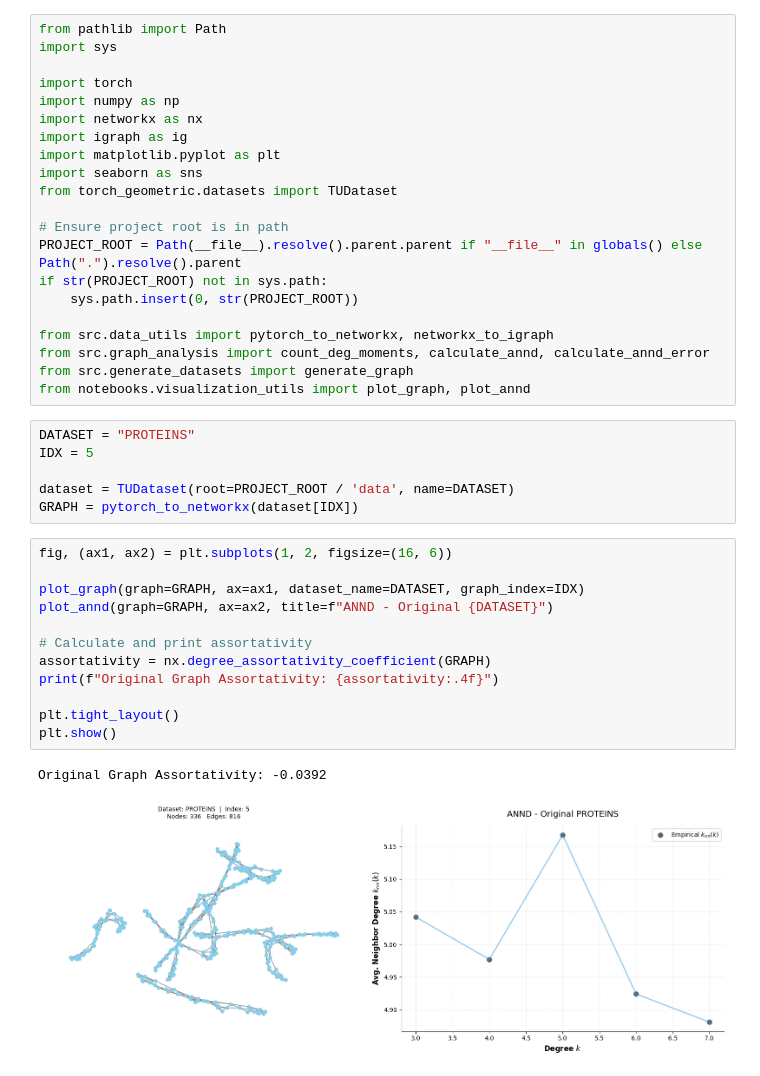
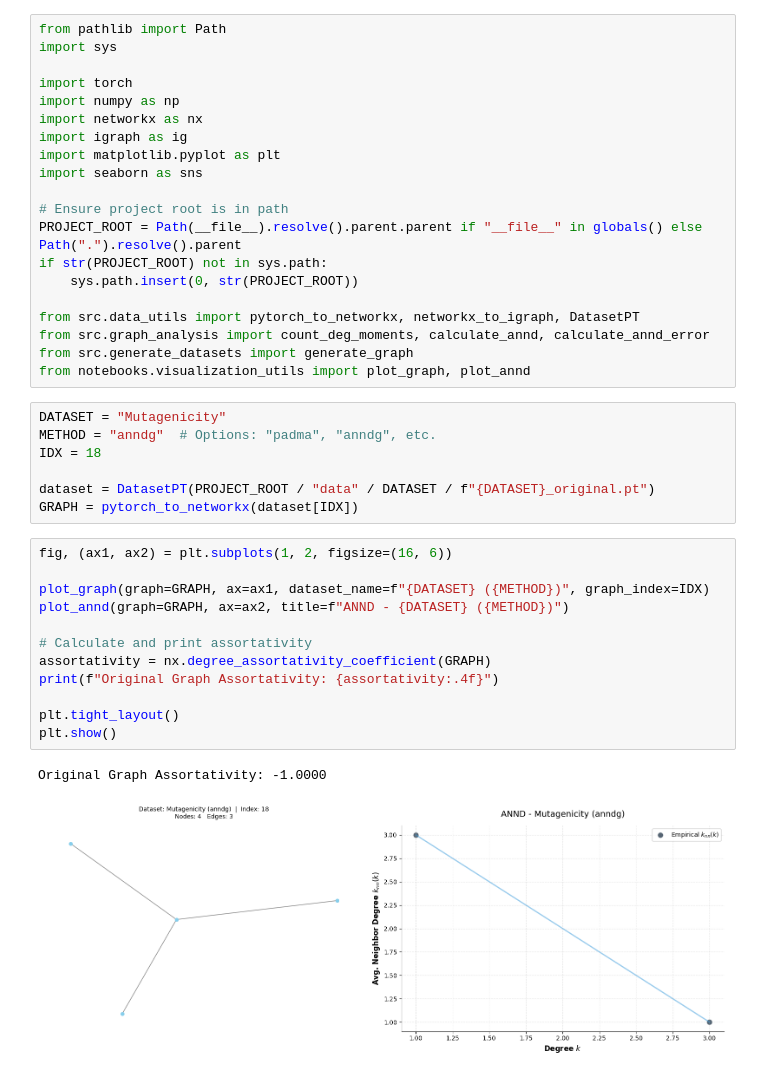
Before and after one commit to Andre1372/syn_bench_gnn, a Jupyter notebook: notebooks/assortativity.ipynb, the cells around one changed output. Cells and saved outputs as stored; diff of their text form.

```diff
--- a/notebooks/assortativity.ipynb
+++ b/notebooks/assortativity.ipynb
@@ -8,38 +8,38 @@ import networkx as nx
 import igraph as ig
 import matplotlib.pyplot as plt
 import seaborn as sns
-from torch_geometric.datasets import TUDataset
 
 # Ensure project root is in path
 PROJECT_ROOT = Path(__file__).resolve().parent.parent if "__file__" in globals() else Path(".").resolve().parent
 if str(PROJECT_ROOT) not in sys.path:
     sys.path.insert(0, str(PROJECT_ROOT))
 
-from src.data_utils import pytorch_to_networkx, networkx_to_igraph
+from src.data_utils import pytorch_to_networkx, networkx_to_igraph, DatasetPT
 from src.graph_analysis import count_deg_moments, calculate_annd, calculate_annd_error
 from src.generate_datasets import generate_graph
 from notebooks.visualization_utils import plot_graph, plot_annd
 # %%
-DATASET = "PROTEINS"
-IDX = 5
+DATASET = "Mutagenicity"
+METHOD = "anndg"  # Options: "padma", "anndg", etc.
+IDX = 18
 
-dataset = TUDataset(root=PROJECT_ROOT / 'data', name=DATASET)
+dataset = DatasetPT(PROJECT_ROOT / "data" / DATASET / f"{DATASET}_original.pt")
 GRAPH = pytorch_to_networkx(dataset[IDX])
 # %%
 fig, (ax1, ax2) = plt.subplots(1, 2, figsize=(16, 6))
 
-plot_graph(graph=GRAPH, ax=ax1, dataset_name=DATASET, graph_index=IDX)
-plot_annd(graph=GRAPH, ax=ax2, title=f"ANND - Original {DATASET}")
+plot_graph(graph=GRAPH, ax=ax1, dataset_name=f"{DATASET} ({METHOD})", graph_index=IDX)
+plot_annd(graph=GRAPH, ax=ax2, title=f"ANND - {DATASET} ({METHOD})")
 
 # Calculate and print assortativity
 assortativity = nx.degree_assortativity_coefficient(GRAPH)
 print(f"Original Graph Assortativity: {assortativity:.4f}")
 
 plt.tight_layout()
 plt.show()
 # %% [output]
-Original Graph Assortativity: -0.0392
+Original Graph Assortativity: -1.0000
-[figure, old version]
+[figure, new version]
 # %%
 # Prepare target statistics
 ig_graph = networkx_to_igraph(GRAPH)
```
Also changed, not shown: parts of 1 cell of this notebook, 9 other files.
